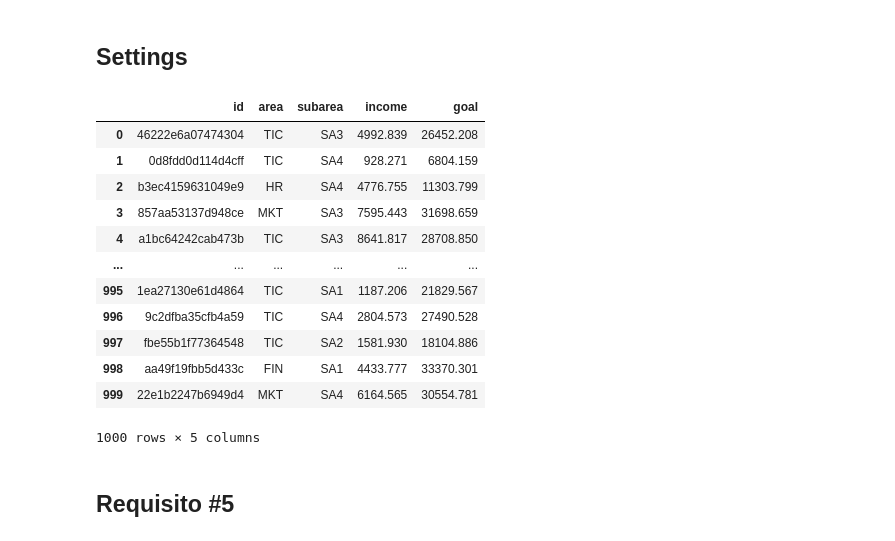
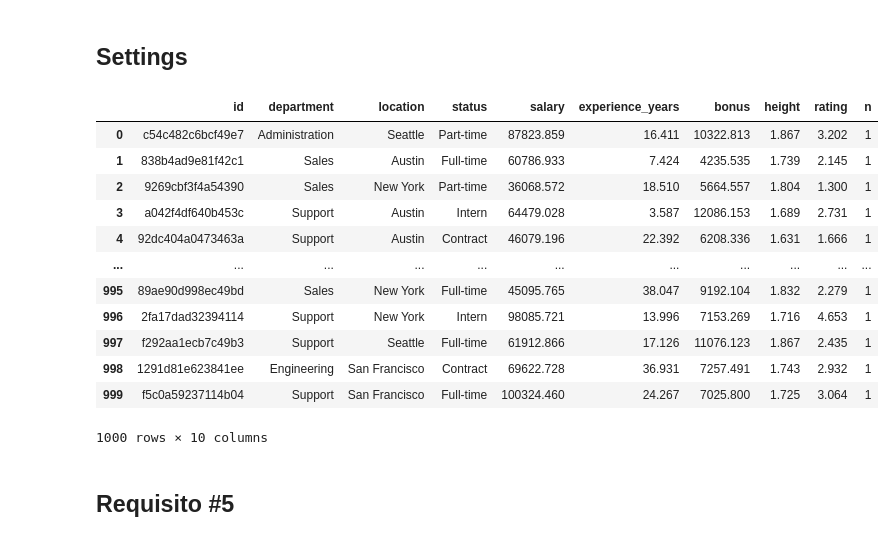
Before and after one commit to Reyniery-Carlitos/Teoria-de-simulacion, a Jupyter notebook: Proyecto1/proyecto1_20201003545_Rubio.ipynb, the cells around one changed output. Drawn from its saved outputs; the diff is of its cells as text; code cells hidden in the pictures.

```diff
--- a/Proyecto1/proyecto1_20201003545_Rubio.ipynb
+++ b/Proyecto1/proyecto1_20201003545_Rubio.ipynb
@@ -391,23 +464,23 @@ d5 = {
 # %%
-conf_list = [d3, d2, d1, d4, d5]
+conf_list = [d3, d2, d1, d4, d5, d6]
 
 dataframe_list = build_dataframes(conf_list)
 # %%
-dataframe_list[4]
+dataframe_list[5]
 # %% [output]
-|  | id | area | subarea | income | goal |
-| 0 | 46222e6a07474304 | TIC | SA3 | 4992.839 | 26452.208 |
-| 1 | 0d8fdd0d114d4cff | TIC | SA4 | 928.271 | 6804.159 |
-| 2 | b3ec4159631049e9 | HR | SA4 | 4776.755 | 11303.799 |
-| 3 | 857aa53137d948ce | MKT | SA3 | 7595.443 | 31698.659 |
-| 4 | a1bc64242cab473b | TIC | SA3 | 8641.817 | 28708.850 |
-| ... | ... | ... | ... | ... | ... |
-| 995 | 1ea27130e61d4864 | TIC | SA1 | 1187.206 | 21829.567 |
-| 996 | 9c2dfba35cfb4a59 | TIC | SA4 | 2804.573 | 27490.528 |
-| 997 | fbe55b1f77364548 | TIC | SA2 | 1581.930 | 18104.886 |
-| 998 | aa49f19fbb5d433c | FIN | SA1 | 4433.777 | 33370.301 |
-| 999 | 22e1b2247b6949d4 | MKT | SA4 | 6164.565 | 30554.781 |
+|  | id | department | location | status | salary | experience_years | bonus | height | rating | n |
+| 0 | c54c482c6bcf49e7 | Administration | Seattle | Part-time | 87823.859 | 16.411 | 10322.813 | 1.867 | 3.202 | 1 |
+| 1 | 838b4ad9e81f42c1 | Sales | Austin | Full-time | 60786.933 | 7.424 | 4235.535 | 1.739 | 2.145 | 1 |
+| 2 | 9269cbf3f4a54390 | Sales | New York | Part-time | 36068.572 | 18.510 | 5664.557 | 1.804 | 1.300 | 1 |
+| 3 | a042f4df640b453c | Support | Austin | Intern | 64479.028 | 3.587 | 12086.153 | 1.689 | 2.731 | 1 |
+| 4 | 92dc404a0473463a | Support | Austin | Contract | 46079.196 | 22.392 | 6208.336 | 1.631 | 1.666 | 1 |
+| ... | ... | ... | ... | ... | ... | ... | ... | ... | ... | ... |
+| 995 | 89ae90d998ec49bd | Sales | New York | Full-time | 45095.765 | 38.047 | 9192.104 | 1.832 | 2.279 | 1 |
+| 996 | 2fa17dad32394114 | Support | New York | Intern | 98085.721 | 13.996 | 7153.269 | 1.716 | 4.653 | 1 |
+| 997 | f292aa1ecb7c49b3 | Support | Seattle | Full-time | 61912.866 | 17.126 | 11076.123 | 1.867 | 2.435 | 1 |
+| 998 | 1291d81e623841ee | Engineering | San Francisco | Contract | 69622.728 | 36.931 | 7257.491 | 1.743 | 2.932 | 1 |
+| 999 | f5c0a59237114b04 | Support | San Francisco | Full-time | 100324.460 | 24.267 | 7025.800 | 1.725 | 3.064 | 1 |
-1000 rows × 5 columns
+1000 rows × 10 columns
 # %% [markdown]
 ## Requisito #5
 # %%
```
Also changed, not shown: parts of 10 cells of this notebook, 1 other file.
